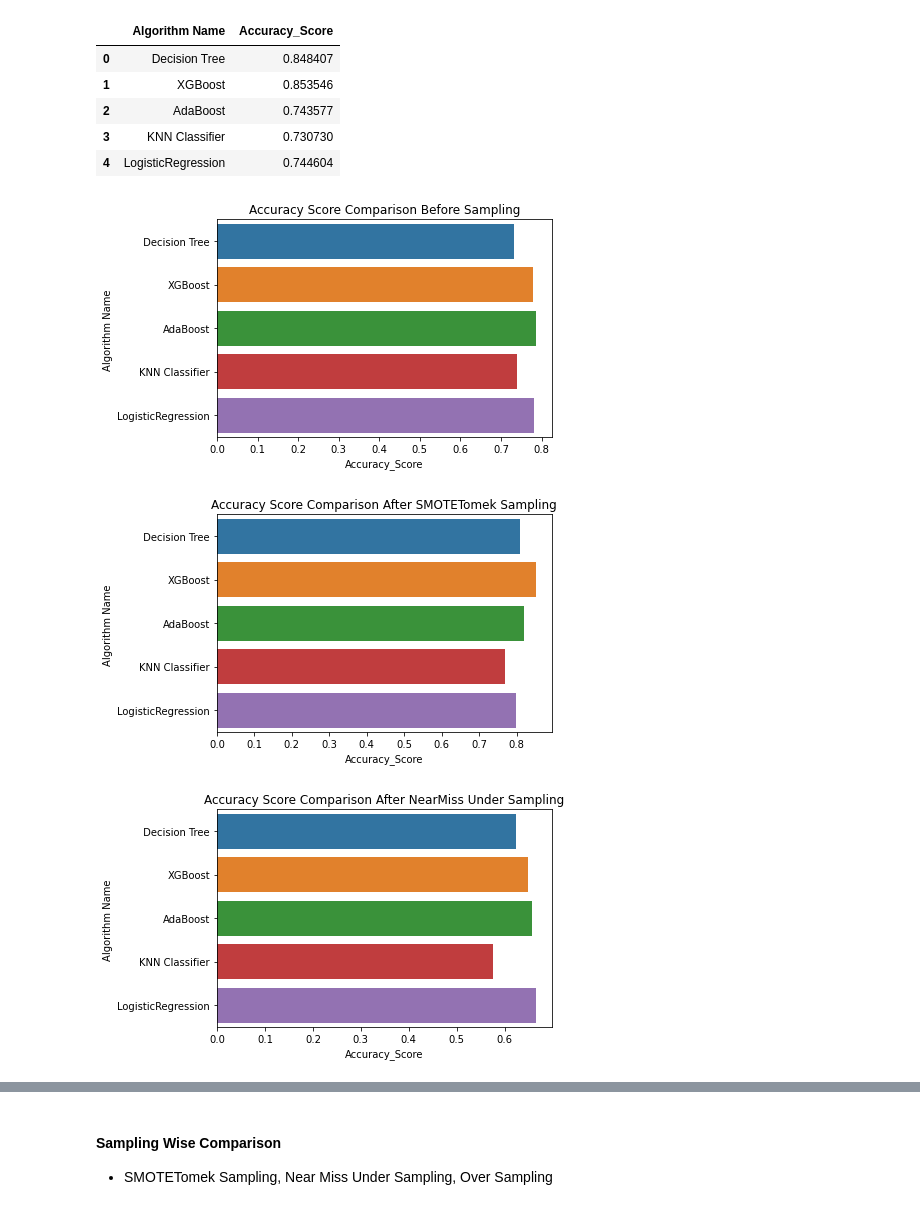
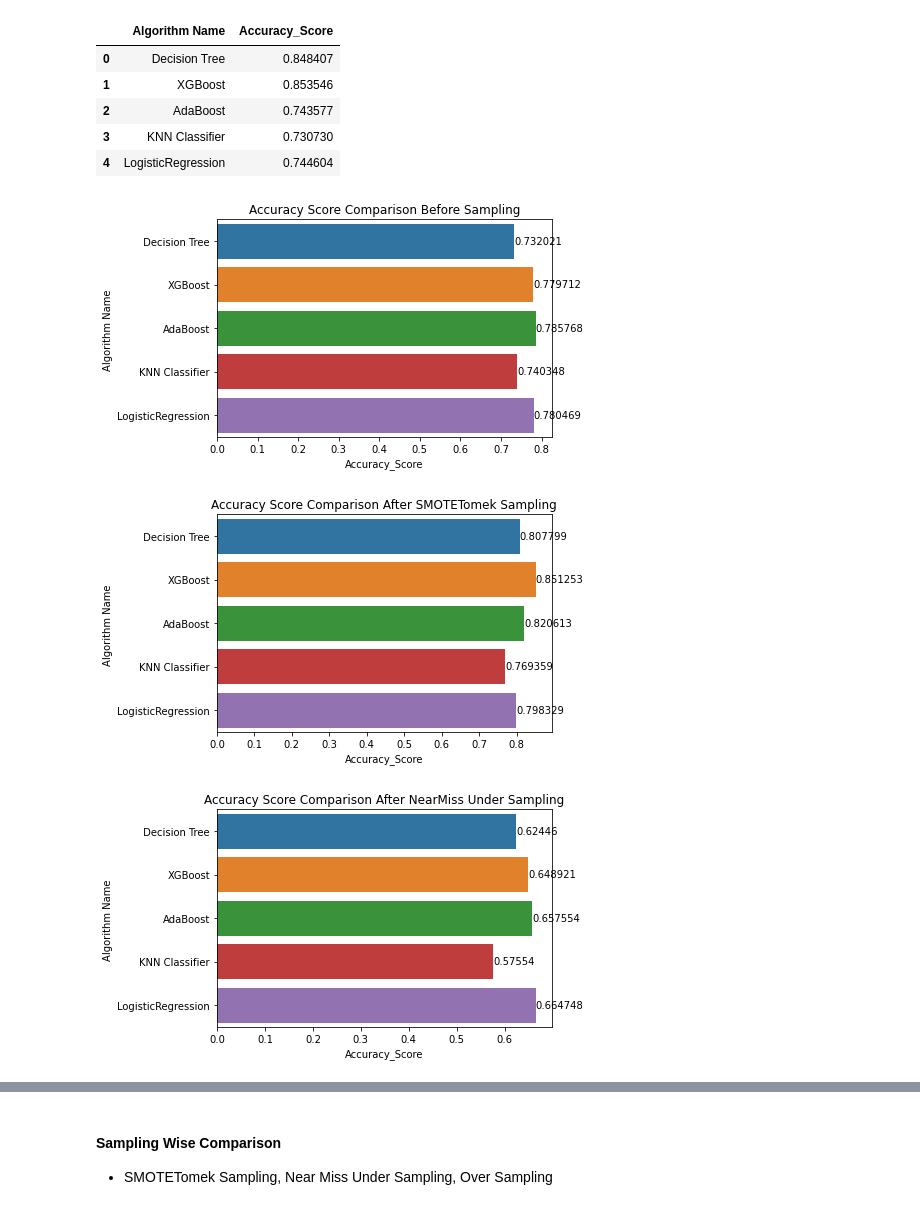
Before and after one commit to ripon2488/Imbalanced-Class-Cross-Validation, a Jupyter notebook: Batch_12_Class_13_Assignment.ipynb, the cells around one changed output, grey strips where cells are left out. Saved outputs shown, nothing was run; the diff lists cells and outputs as text; code cells hidden in the pictures.

```diff
--- a/Batch_12_Class_13_Assignment.ipynb
+++ b/Batch_12_Class_13_Assignment.ipynb
@@ -796,27 +797,30 @@ df_After_Over_Sample_algo_wise
 # %%
 ax=sns.barplot(data=df_before_sampling,y='Algorithm Name',x='Accuracy_Score')
 ax.set_xlabel( "Accuracy_Score")
 ax.set_ylabel( "Algorithm Name ")
 ax.set_title(  "Accuracy Score Comparison Before Sampling")
+ax.bar_label(ax.containers[0])
 plt.show()
 # %% [output]
-[figure, old version]
+[figure, new version]
 # %%
 ax=sns.barplot(data=df_After_SMOTET_Sample_algo_wise,y='Algorithm Name',x='Accuracy_Score')
 ax.set_xlabel( "Accuracy_Score")
 ax.set_ylabel( "Algorithm Name ")
 ax.set_title(  "Accuracy Score Comparison After SMOTETomek Sampling")
+ax.bar_label(ax.containers[0])
 plt.show()
 # %% [output]
-[figure, old version]
+[figure, new version]
 # %%
 ax=sns.barplot(data=df_After_NearMiss_Sample_algo_wise,y='Algorithm Name',x='Accuracy_Score')
 ax.set_xlabel( "Accuracy_Score")
 ax.set_ylabel( "Algorithm Name ")
 ax.set_title(  "Accuracy Score Comparison After NearMiss Under Sampling")
+ax.bar_label(ax.containers[0])
 plt.show()
 # %% [output]
-[figure, old version]
+[figure, new version]
 # %%
 ax=sns.barplot(data=df_After_Over_Sample_algo_wise,y='Algorithm Name',x='Accuracy_Score')
 ax.set_xlabel( "Accuracy_Score")
```
Also changed, not shown: parts of 11 cells of this notebook.
